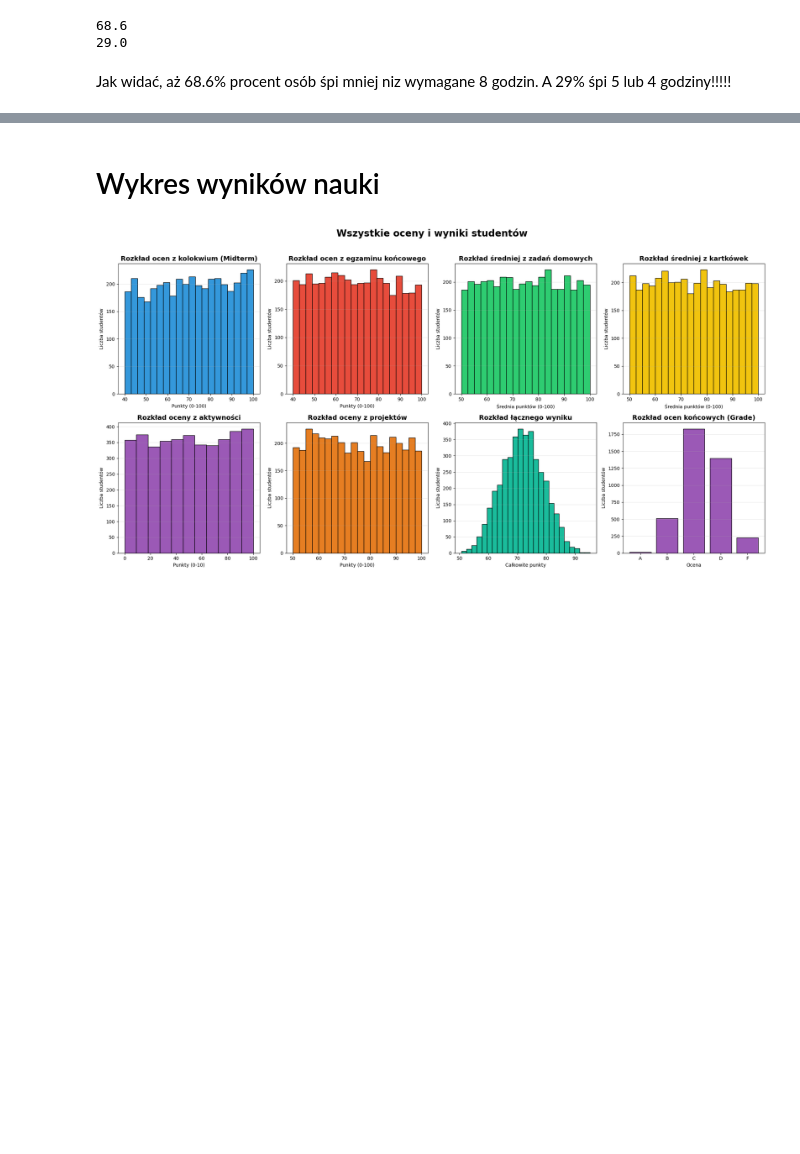
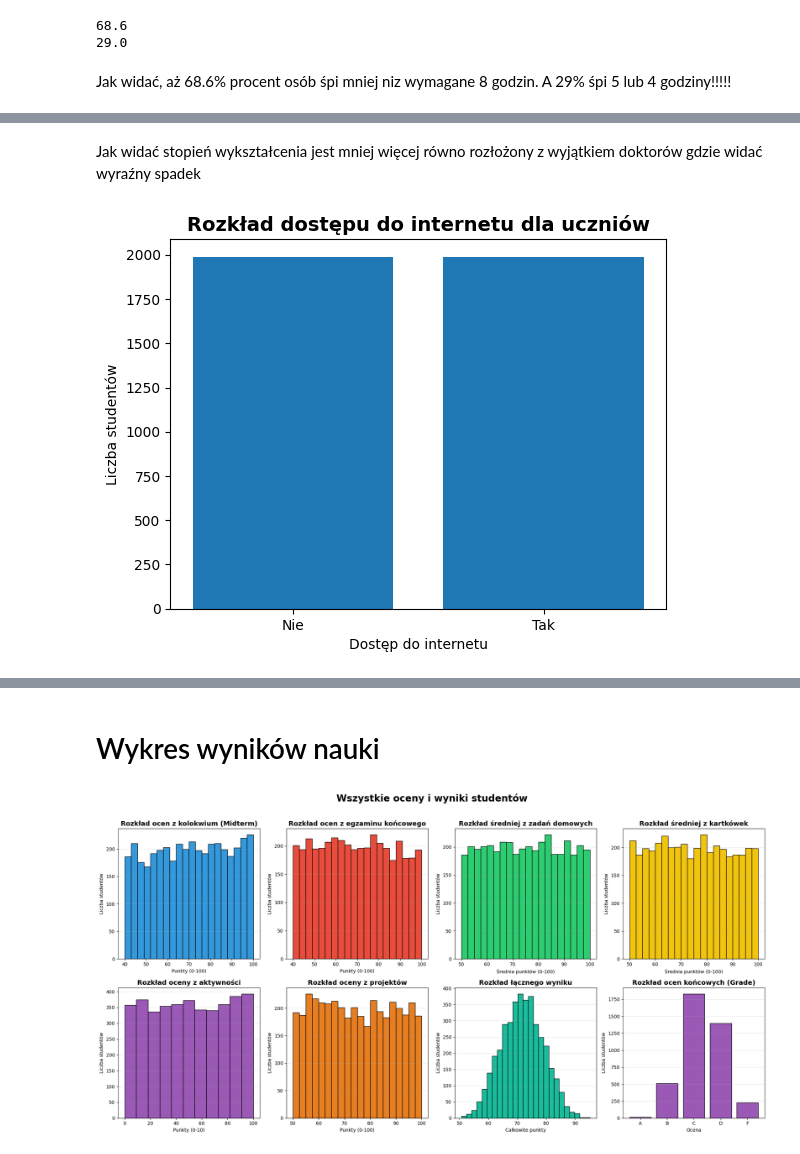
Before and after one commit to MichalTarnawa/Ind_Wizu_Projekt, a Jupyter notebook: WIZU_Projekt.ipynb, the cells around one changed output, grey strips where cells are left out. Cells and saved outputs as stored; diff of their text form; code cells hidden in the pictures; blank space fills up the shorter version.

```diff
--- a/WIZU_Projekt.ipynb
+++ b/WIZU_Projekt.ipynb
@@ -217,0 +267,11 @@ A 29% śpi 5 lub 4 godziny!!!!!
+# %% [markdown]
+Jak widać stopień wykształcenia jest mniej więcej równo rozłożony z wyjątkiem doktorów gdzie widać wyraźny spadek
+# %%
+plt.bar(range(len(df['Internet_Access_at_Home'].unique())),df['Internet_Access_at_Home'].value_counts())
+plt.title('Rozkład dostępu do internetu dla uczniów', fontsize=14, fontweight='bold')
+plt.xticks(range(2),["Nie", "Tak"])
+plt.xlabel('Dostęp do internetu')
+plt.ylabel('Liczba studentów')
+plt.show()
+# %% [output]
+[figure, added]
```
Also changed, not shown: parts of 24 cells of this notebook.
